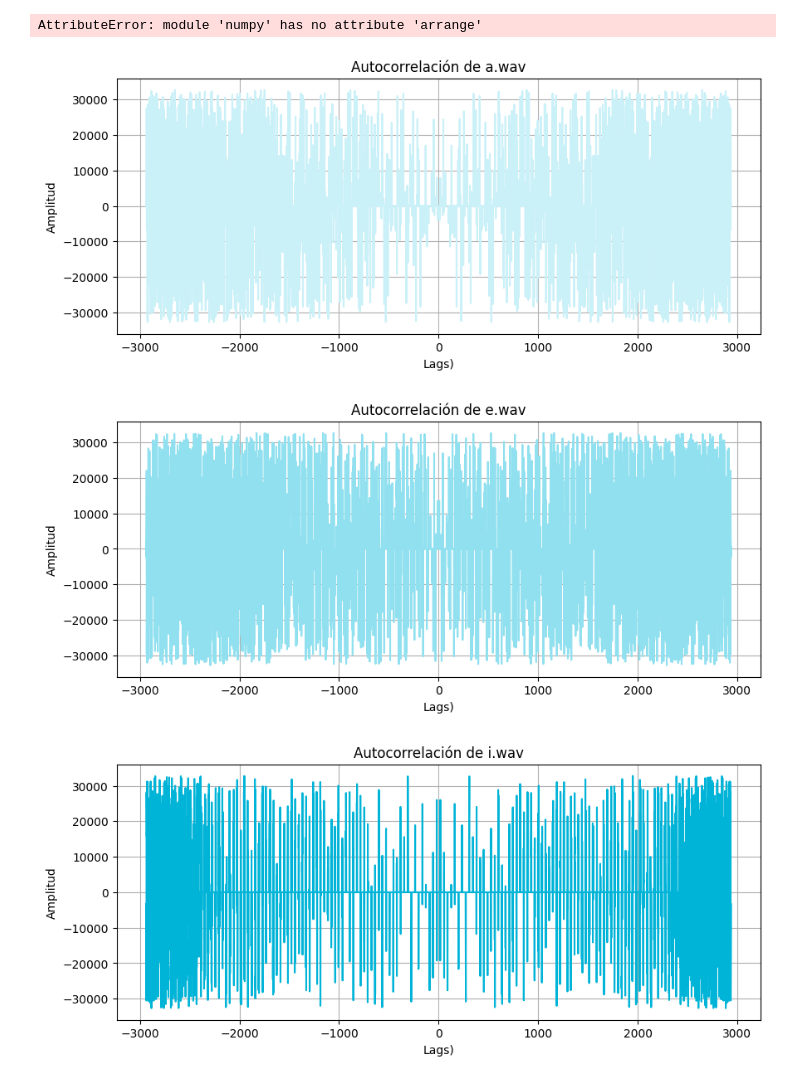
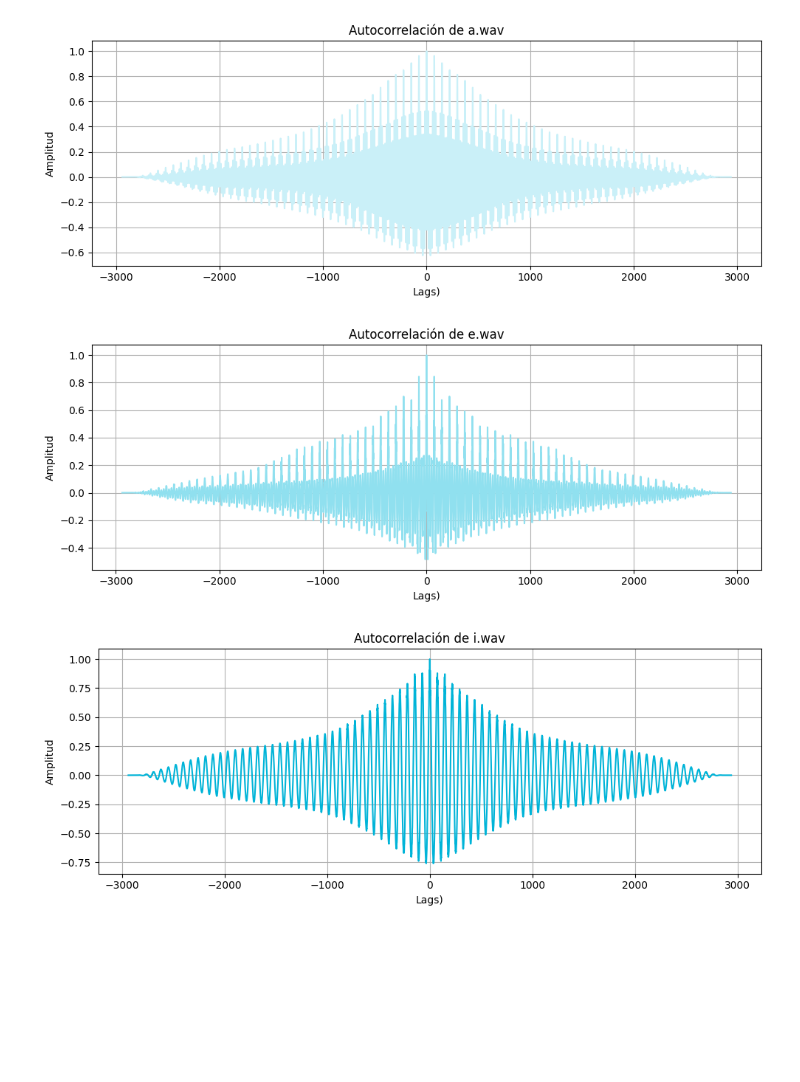
Before and after one commit to juanj0o/tp2-inf, a Jupyter notebook: lpm.ipynb, the cells around one changed output. Cells and saved outputs as stored; diff of their text form; code cells hidden in the pictures; blank space fills up the shorter version.

Commit message:
arreglao la autocor

```diff
--- a/lpm.ipynb
+++ b/lpm.ipynb
@@ -27,6 +27,7 @@ def guardar_señal(señal):
     _, audio  = wavfile.read(señal)
     audios.append(audio)
     audio_recortado = audio[:N]
+    audio_recortado = audio_recortado - np.mean(audio_recortado)
     recortados.append(audio_recortado)
 
 
@@ -73,7 +74,7 @@ def calcular_autocorrelacion(audio_recortado):
     n = len(audio_recortado)
 
     autocorr = signal.correlate(audio_recortado, audio_recortado, mode='full')
-
+    autocorr = autocorr / np.max(np.abs(autocorr))  # Normalización
 
     autocorrelaciones.append(autocorr)
     lags = np.arange(-len(audio_recortado)+1, len(audio_recortado))
@@ -81,25 +82,24 @@ def calcular_autocorrelacion(audio_recortado):
 
 for audio_recortado in recortados:
     calcular_autocorrelacion(audio_recortado)
-# %% [output]
-AttributeError: module 'numpy' has no attribute 'arrange'
 # %%
 def graficar_autocorrelacion(autocorr, color, nombre, lags):
 
 
     plt.figure(figsize=(10, 4))
     plt.plot(lags, autocorr, color=color)
     plt.title(f"Autocorrelación de {nombre}")
     plt.xlabel('Lags)')
     plt.ylabel('Amplitud')
+    plt.tight_layout()
     plt.grid(True)
     plt.show()
 
 for i, vocal in enumerate(vocales):
     graficar_autocorrelacion(autocorrelaciones[i], colores1[i], vocal, lags_var[i])
 for i, consonante in enumerate(consonantes):
     graficar_autocorrelacion(autocorrelaciones[i + len(vocales)], colores3[i], consonante, lags_var[i + len(vocales)])
 # %% [output]
-[figure, old version]
+[figure, new version]
-[figure, old version]
+[figure, new version]
-[figure, old version]
+[figure, new version]
```
Also changed, not shown: parts of 2 cells of this notebook, 1 other file.
